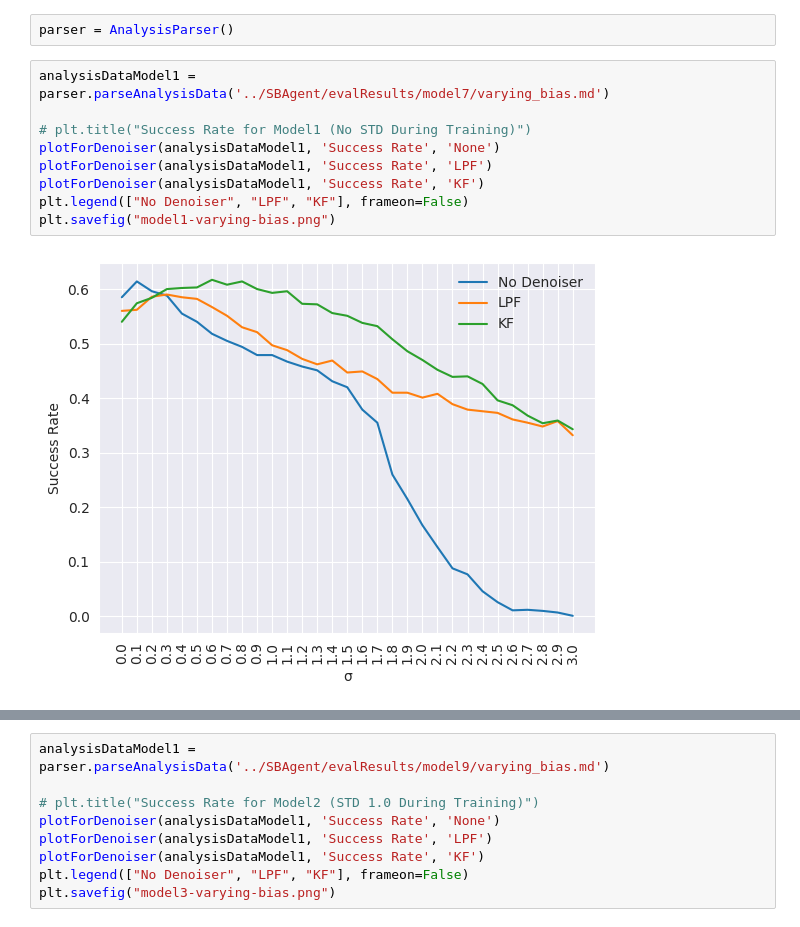
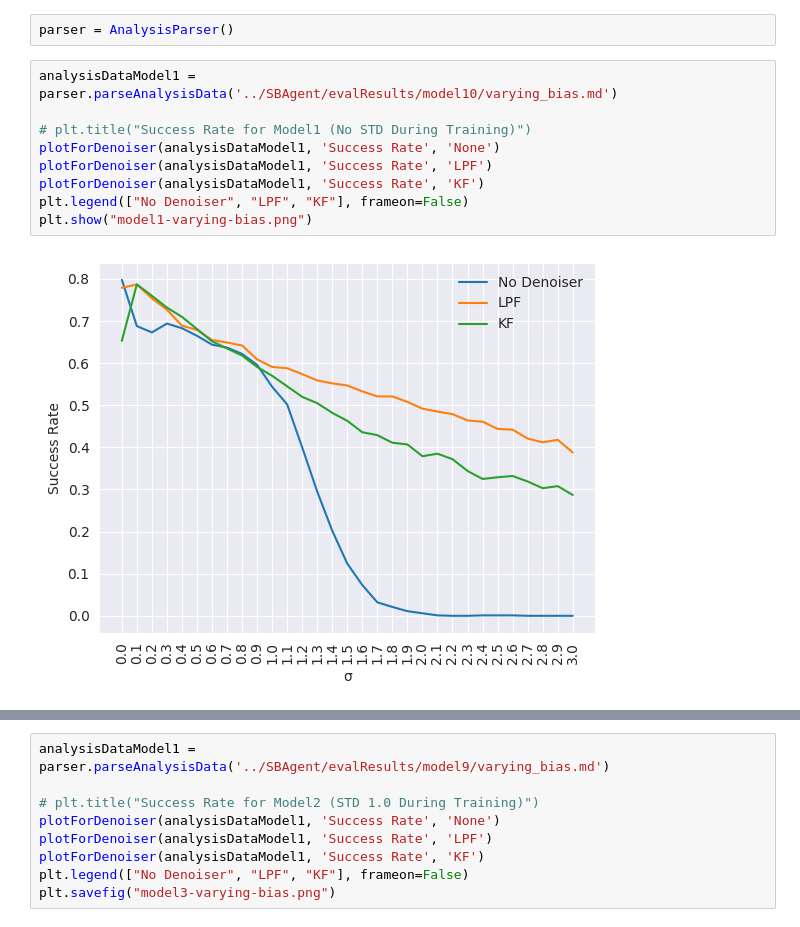
Before and after one commit to thatblueboy/DroneControl, a Jupyter notebook: visualizations/varying_bias.ipynb, the cells around one changed output, grey strips where cells are left out. Saved outputs shown, nothing was run; the diff lists cells and outputs as text.

```diff
--- a/visualizations/varying_bias.ipynb
+++ b/visualizations/varying_bias.ipynb
@@ -20,14 +20,14 @@ def plotForDenoiser(analysisData, variable, denoiser):
 # %%
 parser = AnalysisParser()
 # %%
-analysisDataModel1 = parser.parseAnalysisData('../SBAgent/evalResults/model7/varying_bias.md')
+analysisDataModel1 = parser.parseAnalysisData('../SBAgent/evalResults/model10/varying_bias.md')
 
 # plt.title("Success Rate for Model1 (No STD During Training)")
 plotForDenoiser(analysisDataModel1, 'Success Rate', 'None')
 plotForDenoiser(analysisDataModel1, 'Success Rate', 'LPF')
 plotForDenoiser(analysisDataModel1, 'Success Rate', 'KF')
 plt.legend(["No Denoiser", "LPF", "KF"], frameon=False)
-plt.savefig("model1-varying-bias.png")
+plt.show("model1-varying-bias.png")
 # %% [output]
-[figure, old version]
+[figure, new version]
 # %%
```
Also changed, not shown: parts of 1 cell of this notebook, 2 other files.
